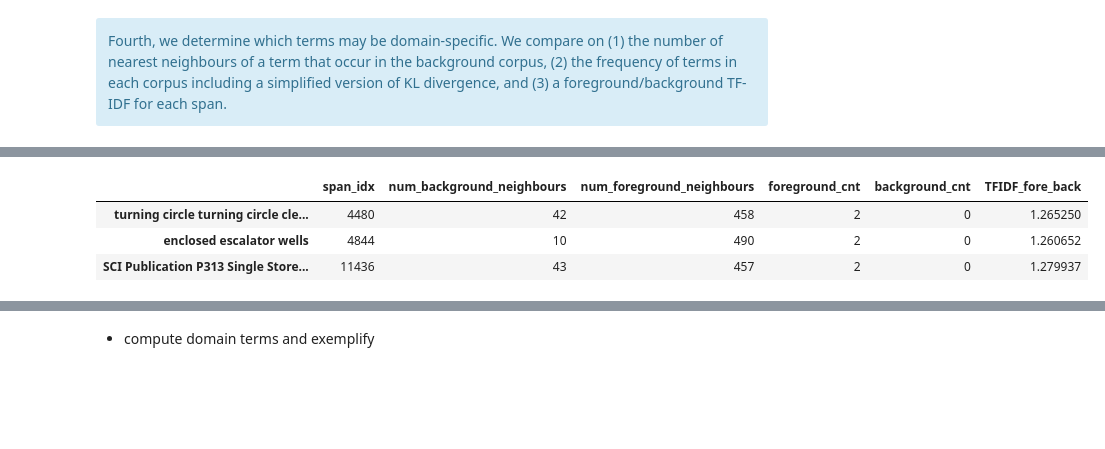
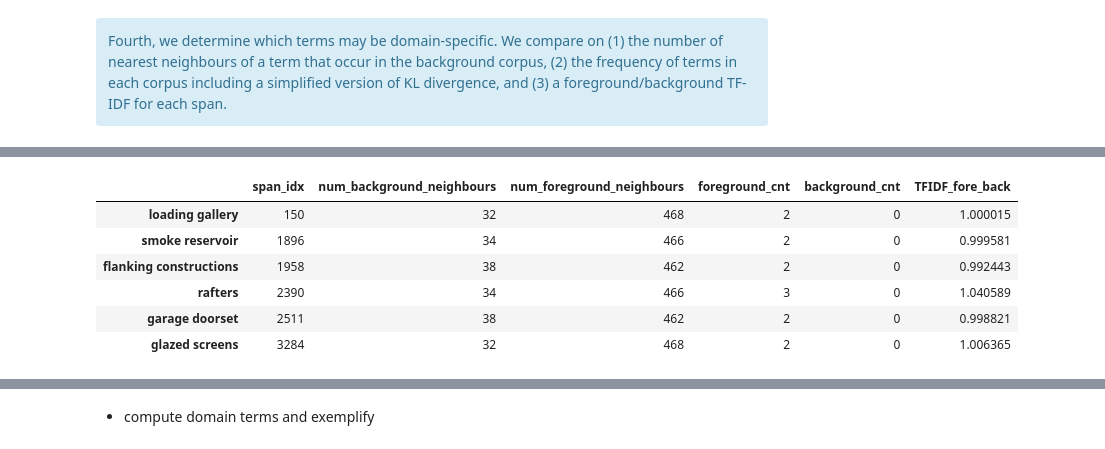
Before and after one commit to rubenkruiper/irec, a Jupyter notebook: 1. Term Extraction.ipynb, the cells around one changed output, grey strips where cells are left out. Cells and saved outputs as stored; diff of their text form; code cells hidden in the pictures; blank space fills up the shorter version.

```diff
--- a/1. Term Extraction.ipynb
+++ b/1. Term Extraction.ipynb
@@ -332,8 +350,12 @@ Total number of UNIQUE foreground terms: 44282
 # %%
 background_terms_lists = [c.NER_labels for d in background_corpus for c in d.load_document(d.output_fp).all_contents]
-background_terms = [t for t_list in background_terms_lists for t in t_list if t]
-background_terms_c = Counter(background_terms)
-print(f"Total number of background terms: {len(background_terms)}")
-print(f"Total number of UNIQUE background terms: {len(background_terms_c)}")
+background_terms_raw = [t for t_list in background_terms_lists for t in t_list if t]
+print(f"Total number of extracted background terms: {len(background_terms_raw)}")
+
+# cleaning of terms, including removal of determiners
+cleaned_background_terms, cleaned_background_terms_c  = run_filters(background_terms_raw)
+
+print(f"Total number of cleaned background terms: {len(cleaned_background_terms)}")
+print(f"Total number of UNIQUE background terms: {len(cleaned_background_terms_c)}")
 background_terms_c.most_common(10)
 # %% [output]
@@ -376,4 +378,0 @@ def run_filters(input_counter):
-# %%
-cleaned_foreground_terms_c = run_filters(foreground_terms_c)
-print(len(cleaned_foreground_terms_c))
-cleaned_foreground_terms_c.most_common(10)
@@ -392,4 +378,0 @@ cleaned_foreground_terms_c.most_common(10)
-# %%
-cleaned_background_terms_c = run_filters(background_terms_c)
-print(len(cleaned_background_terms_c))
-cleaned_background_terms_c.most_common(10)
@@ -776,5 +739,5 @@ For now, we'll assume that general background domain terms have:
 # %%
-min_TFIDF_value = 0.5
-min_num_foreground_neighbours = 200
+min_TFIDF_value = 0.6
+min_num_foreground_neighbours = 250
 # %%
 # Example terms VERY TOP LEFT of the plot (expectinggeneral domain)
@@ -790,13 +755,16 @@ span_features_df.loc[top & left]
 # %%
 # Example terms very TOP RIGHT of the plot (expecting very foreground domainy)
-top = span_features_df['TFIDF_fore_back'] > 2.5 * min_TFIDF_value
-right = span_features_df['num_foreground_neighbours'] > 250 + min_num_foreground_neighbours
+top = span_features_df['TFIDF_fore_back'] > 1.65 * min_TFIDF_value
+right = span_features_df['num_foreground_neighbours'] > 210 + min_num_foreground_neighbours
 span_features_df.loc[top & right]
 # %% [output]
 |  | span_idx | num_background_neighbours | num_foreground_neighbours | foreground_cnt | background_cnt | TFIDF_fore_back |
-| turning circle turning circle cle... | 4480 | 42 | 458 | 2 | 0 | 1.265250 |
-| enclosed escalator wells | 4844 | 10 | 490 | 2 | 0 | 1.260652 |
-| SCI Publication P313 Single Store... | 11436 | 43 | 457 | 2 | 0 | 1.279937 |
+| loading gallery | 150 | 32 | 468 | 2 | 0 | 1.000015 |
+| smoke reservoir | 1896 | 34 | 466 | 2 | 0 | 0.999581 |
+| flanking constructions | 1958 | 38 | 462 | 2 | 0 | 0.992443 |
+| rafters | 2390 | 34 | 466 | 3 | 0 | 1.040589 |
+| garage doorset | 2511 | 38 | 462 | 2 | 0 | 0.998821 |
+| glazed screens | 3284 | 32 | 468 | 2 | 0 | 1.006365 |
 # %%
 # Example terms very BOTTOM LEFT of the plot (expecting very background domainy)
 bottom = span_features_df['TFIDF_fore_back'] < .1 * min_TFIDF_value
```
Also changed, not shown: parts of 39 cells of this notebook, 5 other files.
